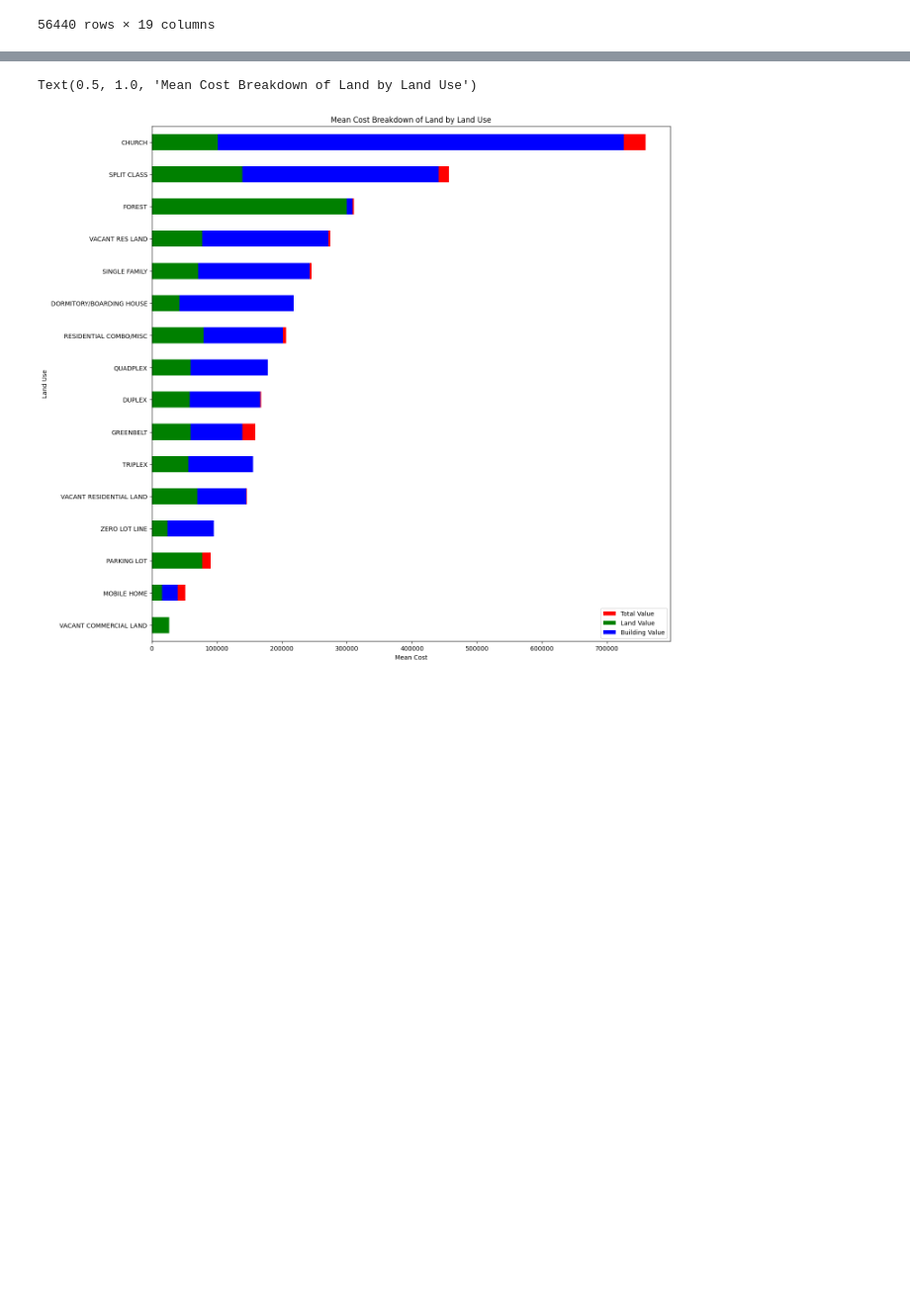
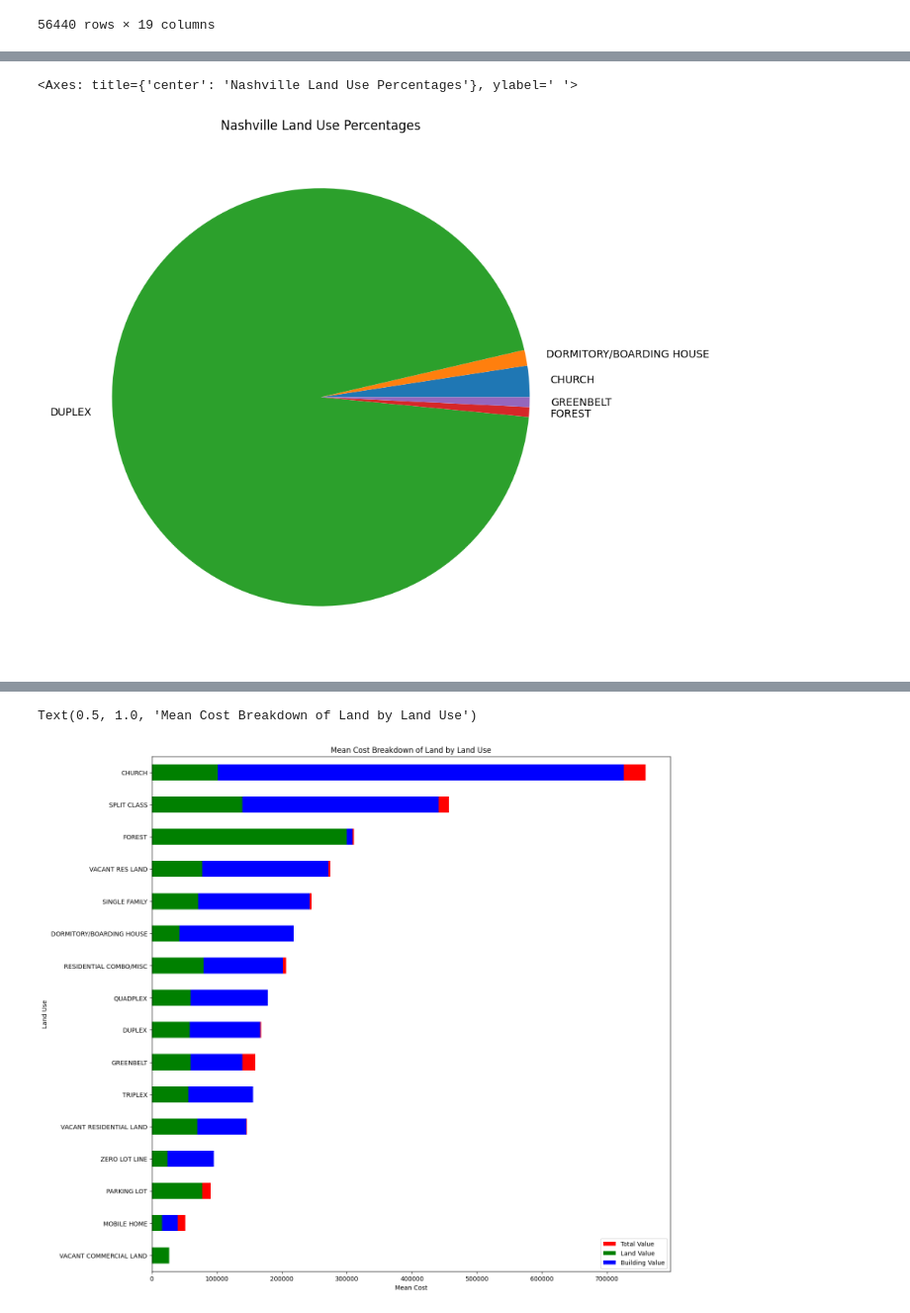
Before and after one commit to RobTheRobber/nashville-housing, a Jupyter notebook: nashville-housing.ipynb, the cells around one changed output, grey strips where cells are left out. Shown: that part at 99% size. Saved outputs shown, nothing was run; the diff lists cells and outputs as text; code cells hidden in the pictures; blank space fills up the shorter version.

```diff
--- a/nashville-housing.ipynb
+++ b/nashville-housing.ipynb
@@ -7,8 +9,8 @@ pd.set_option('display.float_format', lambda x: '%.2f' % x)
 housing = pd.read_csv('data/nashville-housing.csv')
 # %%
 
-#Filter out Land Use Categories with less than 5 entries
-filtered_landuse = funct.remove_small_groupings(housing,"LandUse",10)
+#Filter out Land Use Categories with less than 10 entries
+filtered_landuse = dc.remove_small_groupings(housing,"LandUse",10)
 filtered_landuse
 # %% [output]
 |  | UniqueID | ParcelID | LandUse | PropertyAddress | SaleDate | SalePrice | LegalReference | SoldAsVacant | ... |
@@ -26,6 +28,7 @@ filtered_landuse
 56440 rows × 19 columns
 # %%
 
+# t_housing = dc.remove_unwanted_columns(filtered_landuse,['OwnerName','OwnerAddress','LegalReference'])
 t_housing = filtered_landuse.drop(columns=['OwnerName','OwnerAddress','LegalReference'])
 t_housing = filtered_landuse.dropna(subset=['Acreage', 'TaxDistrict','LandValue','BuildingValue',"SalePrice"])
-t_housing['SalePrice'] = pd.to_numeric(t_housing['SalePrice'],errors='coerce')
+t_housing['SalePrice'] = pd.to_numeric(t_housing.loc[:,'SalePrice'],errors='coerce')
@@ -70,0 +56,2 @@ landuse.plot(kind='pie')
+# %%
+pie_group = t_housing.groupby("LandUse").count()['UniqueID'].head(5)
@@ -70,0 +68,6 @@ landuse.plot(kind='pie')
+# %%
+
+pie_group.plot(kind='pie',title="Nashville Land Use Percentages", figsize=(16,9),ylabel=" " )
+# %% [output]
+<Axes: title={'center': 'Nashville Land Use Percentages'}, ylabel=' '>
+[figure, added]
```
Also changed, not shown: parts of 10 cells of this notebook, 3 other files.
